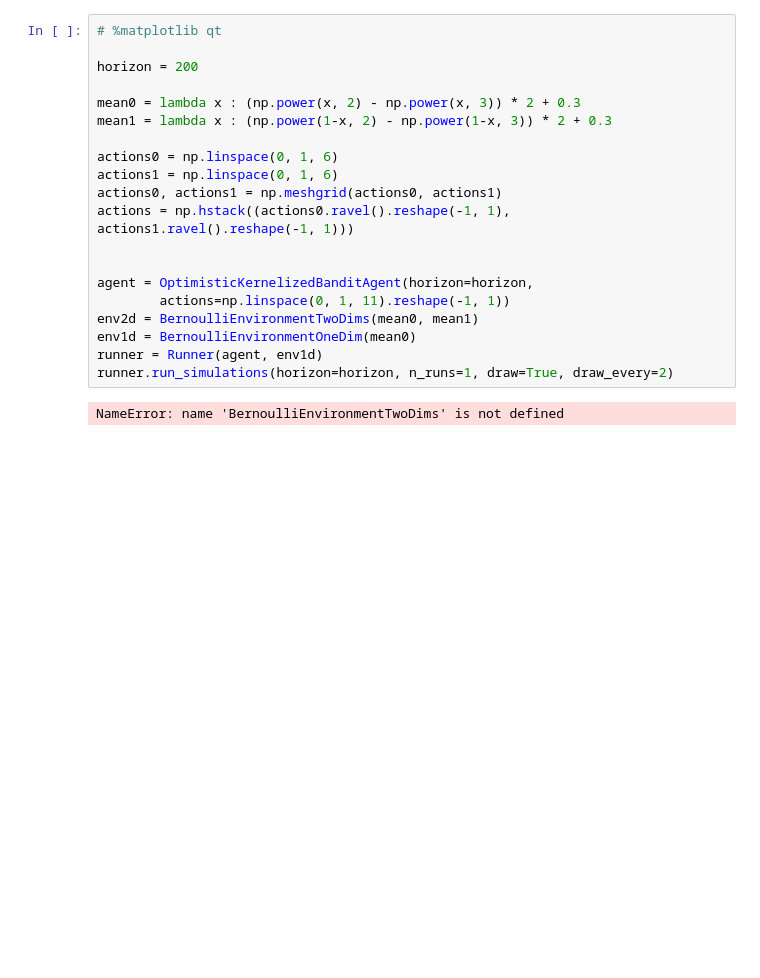
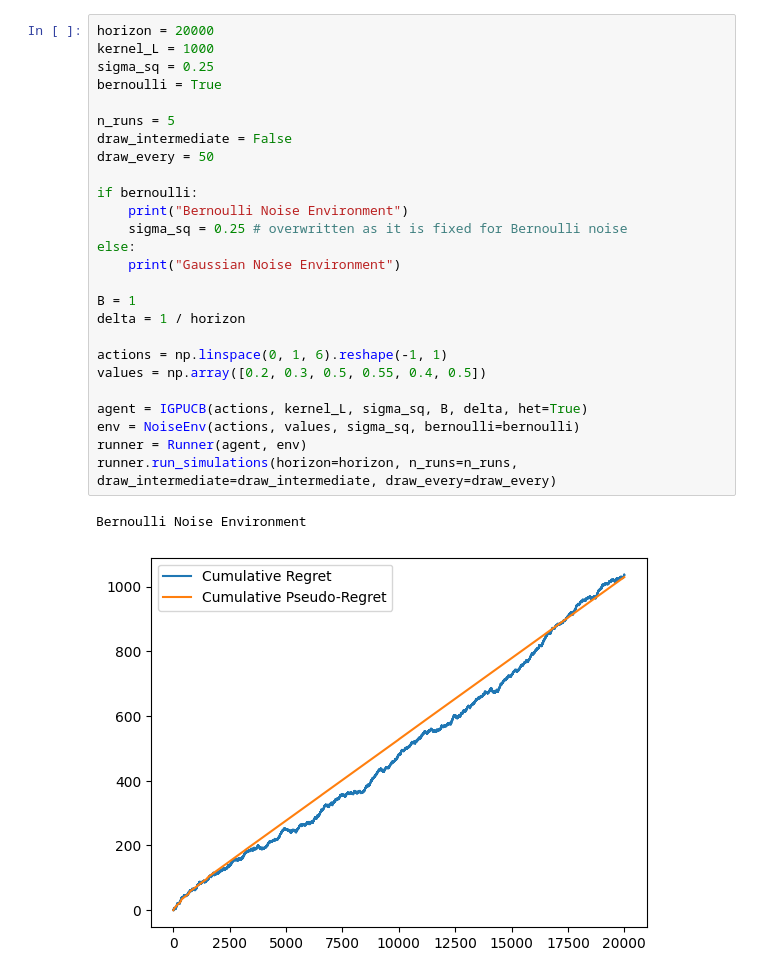
Before and after one commit to marcomussi/PricingComplementaryProducts, a Jupyter notebook: notebooks/GP_control.ipynb, the cells around one changed output. Cells and saved outputs as stored; diff of their text form; blank space fills up the shorter version.

Commit message:
Code Draft for Complementary Products with known graph

```diff
--- a/notebooks/GP_control.ipynb
+++ b/notebooks/GP_control.ipynb
@@ -152,22 +88,29 @@ class Runner:
 # %%
-# %matplotlib qt
+horizon = 20000
+kernel_L = 1000
+sigma_sq = 0.25
+bernoulli = True
 
-horizon = 200
+n_runs = 5
+draw_intermediate = False
+draw_every = 50
 
-mean0 = lambda x : (np.power(x, 2) - np.power(x, 3)) * 2 + 0.3
-mean1 = lambda x : (np.power(1-x, 2) - np.power(1-x, 3)) * 2 + 0.3
+if bernoulli:
+    print("Bernoulli Noise Environment")
+    sigma_sq = 0.25 # overwritten as it is fixed for Bernoulli noise
+else:
+    print("Gaussian Noise Environment")
 
-actions0 = np.linspace(0, 1, 6)
-actions1 = np.linspace(0, 1, 6)
-actions0, actions1 = np.meshgrid(actions0, actions1)
-actions = np.hstack((actions0.ravel().reshape(-1, 1), actions1.ravel().reshape(-1, 1)))
+B = 1
+delta = 1 / horizon
 
+actions = np.linspace(0, 1, 6).reshape(-1, 1)
+values = np.array([0.2, 0.3, 0.5, 0.55, 0.4, 0.5])
 
-agent = OptimisticKernelizedBanditAgent(horizon=horizon,
-        actions=np.linspace(0, 1, 11).reshape(-1, 1))
-env2d = BernoulliEnvironmentTwoDims(mean0, mean1)
-env1d = BernoulliEnvironmentOneDim(mean0)
-runner = Runner(agent, env1d)
-runner.run_simulations(horizon=horizon, n_runs=1, draw=True, draw_every=2)
+agent = IGPUCB(actions, kernel_L, sigma_sq, B, delta, het=True)
+env = NoiseEnv(actions, values, sigma_sq, bernoulli=bernoulli)
+runner = Runner(agent, env)
+runner.run_simulations(horizon=horizon, n_runs=n_runs, draw_intermediate=draw_intermediate, draw_every=draw_every)
 # %% [output]
-NameError: name 'BernoulliEnvironmentTwoDims' is not defined
+Bernoulli Noise Environment
+[figure, added]
```
Also changed, not shown: parts of 5 cells of this notebook, 21 other files.
